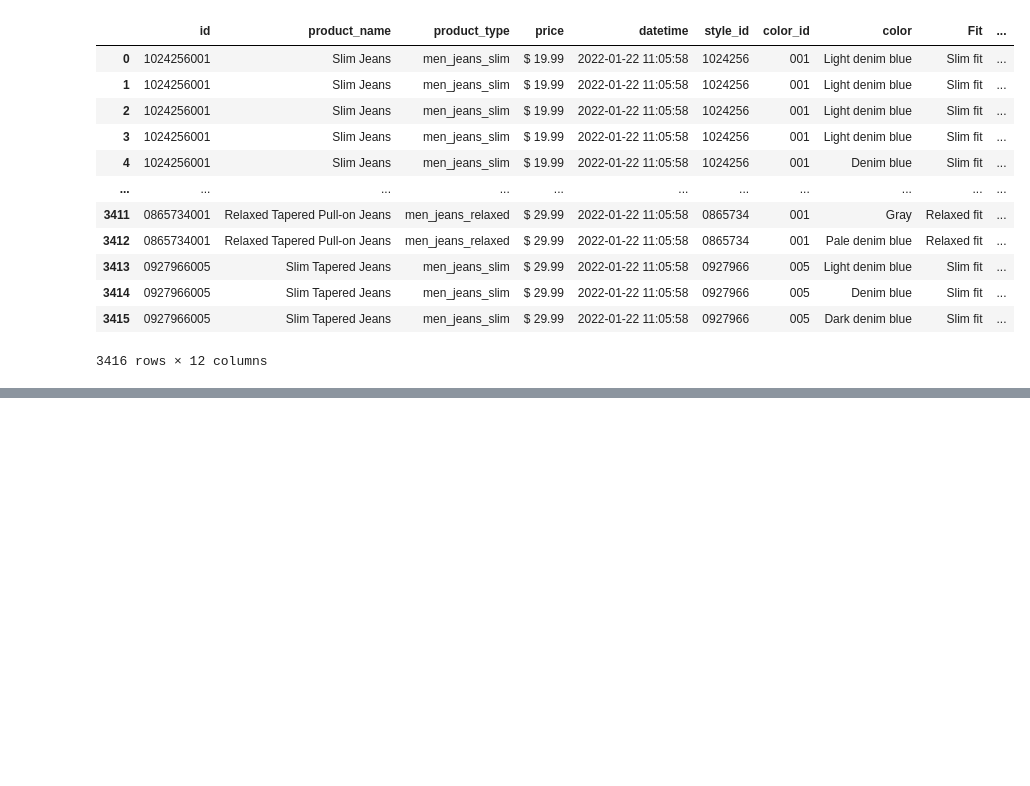
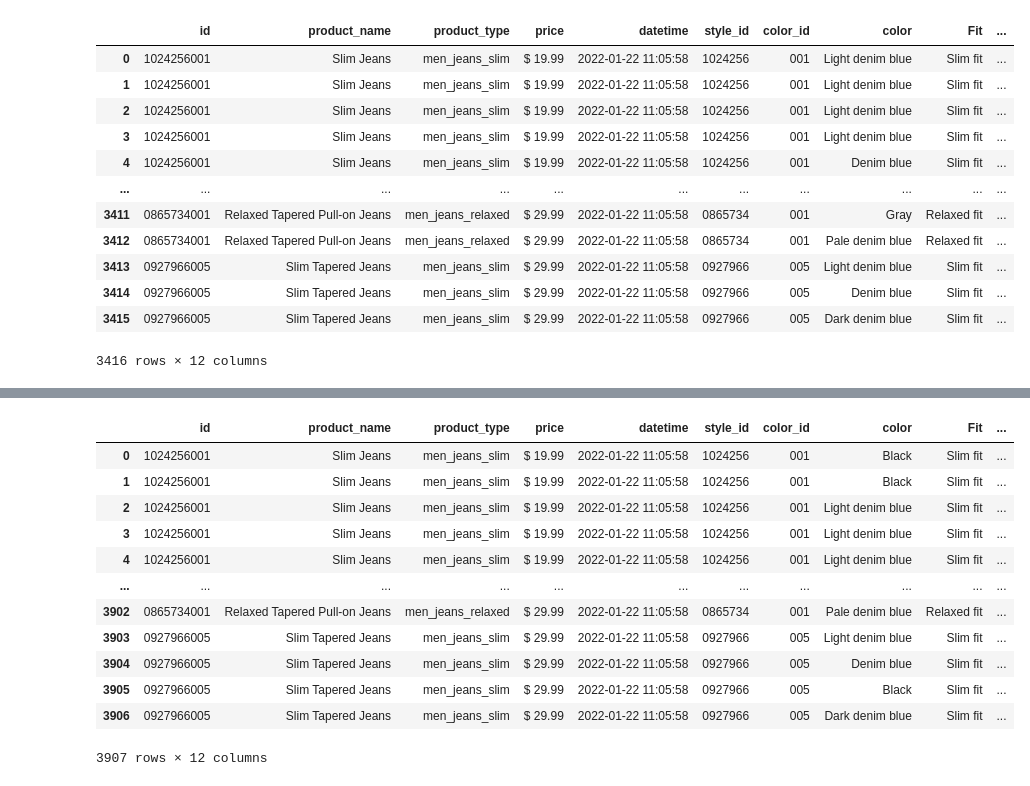
Before and after one commit to lucasquemelli/ds_ao_dev, a Jupyter notebook: H&M .ipynb, the cells around one changed output, grey strips where cells are left out. Saved outputs shown, nothing was run; the diff lists cells and outputs as text; code cells hidden in the pictures; blank space fills up the shorter version.

```diff
--- a/H&M .ipynb
+++ b/H&M .ipynb
@@ -158,0 +252,22 @@ data_raw
+# %%
+# Creating style_id + color_id
+data['style_id'] = data['id'].apply(lambda x: x[:-3])
+data['color_id'] = data['id'].apply(lambda x: x[-3:])
+
+data_raw = pd.merge( data, df_final[['color', 'style_id', 'Fit', 'Composition', 'More sustainable materials', 'Size']], how='left', on='style_id')
+# %%
+data_raw
+# %% [output]
+|  | id | product_name | product_type | price | datetime | style_id | color_id | color | Fit | ... |
+| 0 | 1024256001 | Slim Jeans | men_jeans_slim | $ 19.99 | 2022-01-22 11:05:58 | 1024256 | 001 | Black | Slim fit | ... |
+| 1 | 1024256001 | Slim Jeans | men_jeans_slim | $ 19.99 | 2022-01-22 11:05:58 | 1024256 | 001 | Black | Slim fit | ... |
+| 2 | 1024256001 | Slim Jeans | men_jeans_slim | $ 19.99 | 2022-01-22 11:05:58 | 1024256 | 001 | Light denim blue | Slim fit | ... |
+| 3 | 1024256001 | Slim Jeans | men_jeans_slim | $ 19.99 | 2022-01-22 11:05:58 | 1024256 | 001 | Light denim blue | Slim fit | ... |
+| 4 | 1024256001 | Slim Jeans | men_jeans_slim | $ 19.99 | 2022-01-22 11:05:58 | 1024256 | 001 | Light denim blue | Slim fit | ... |
+| ... | ... | ... | ... | ... | ... | ... | ... | ... | ... | ... |
+| 3902 | 0865734001 | Relaxed Tapered Pull-on Jeans | men_jeans_relaxed | $ 29.99 | 2022-01-22 11:05:58 | 0865734 | 001 | Pale denim blue | Relaxed fit | ... |
+| 3903 | 0927966005 | Slim Tapered Jeans | men_jeans_slim | $ 29.99 | 2022-01-22 11:05:58 | 0927966 | 005 | Light denim blue | Slim fit | ... |
+| 3904 | 0927966005 | Slim Tapered Jeans | men_jeans_slim | $ 29.99 | 2022-01-22 11:05:58 | 0927966 | 005 | Denim blue | Slim fit | ... |
+| 3905 | 0927966005 | Slim Tapered Jeans | men_jeans_slim | $ 29.99 | 2022-01-22 11:05:58 | 0927966 | 005 | Black | Slim fit | ... |
+| 3906 | 0927966005 | Slim Tapered Jeans | men_jeans_slim | $ 29.99 | 2022-01-22 11:05:58 | 0927966 | 005 | Dark denim blue | Slim fit | ... |
+3907 rows × 12 columns
```
Also changed, not shown: parts of 3 cells of this notebook.
